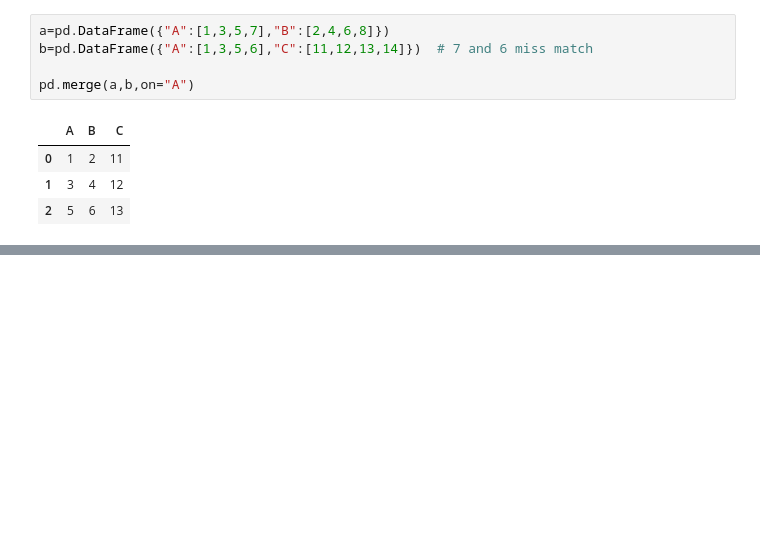
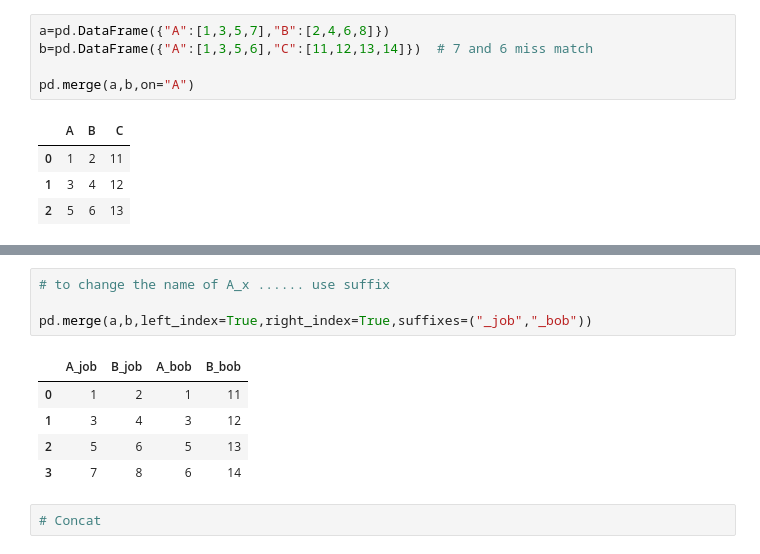
Before and after one commit to NishmthaM/Python_pandas, a Jupyter notebook: Python_Pandas.ipynb, the cells around one changed output, grey strips where cells are left out. Cells and saved outputs as stored; diff of their text form; blank space fills up the shorter version.

```diff
--- a/Python_Pandas.ipynb
+++ b/Python_Pandas.ipynb
@@ -1627,0 +1682,12 @@ pd.merge(a,b,on="A")
+# %%
+# to change the name of A_x ...... use suffix
+
+pd.merge(a,b,left_index=True,right_index=True,suffixes=("_job","_bob"))
+# %% [output]
+|  | A_job | B_job | A_bob | B_bob |
+| 0 | 1 | 2 | 1 | 11 |
+| 1 | 3 | 4 | 3 | 12 |
+| 2 | 5 | 6 | 5 | 13 |
+| 3 | 7 | 8 | 6 | 14 |
+# %%
+# Concat
```
Also changed, not shown: parts of 7 cells of this notebook.
